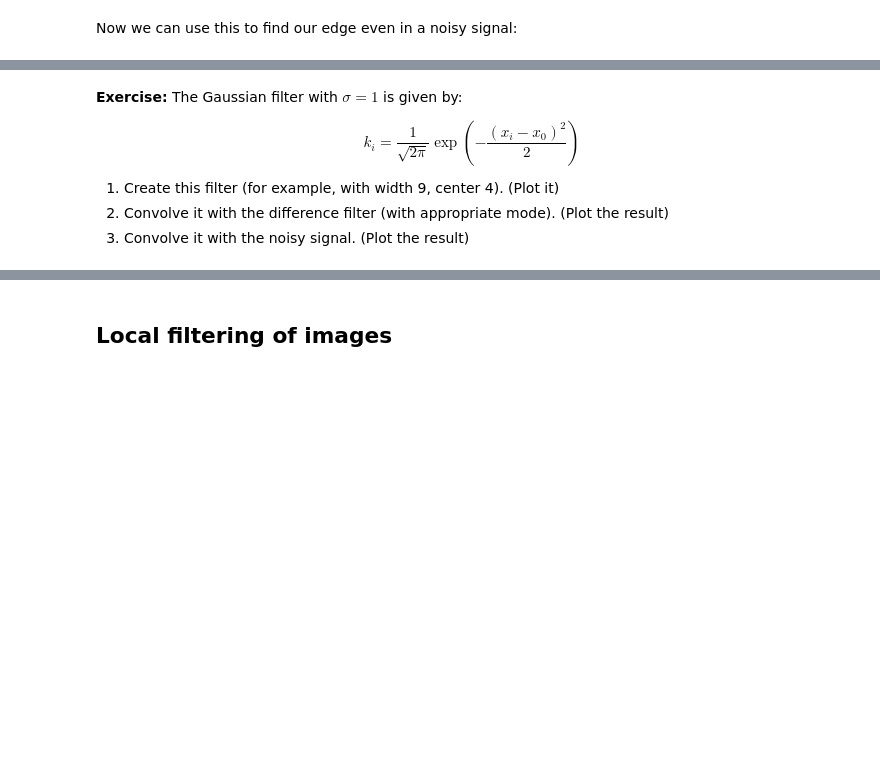
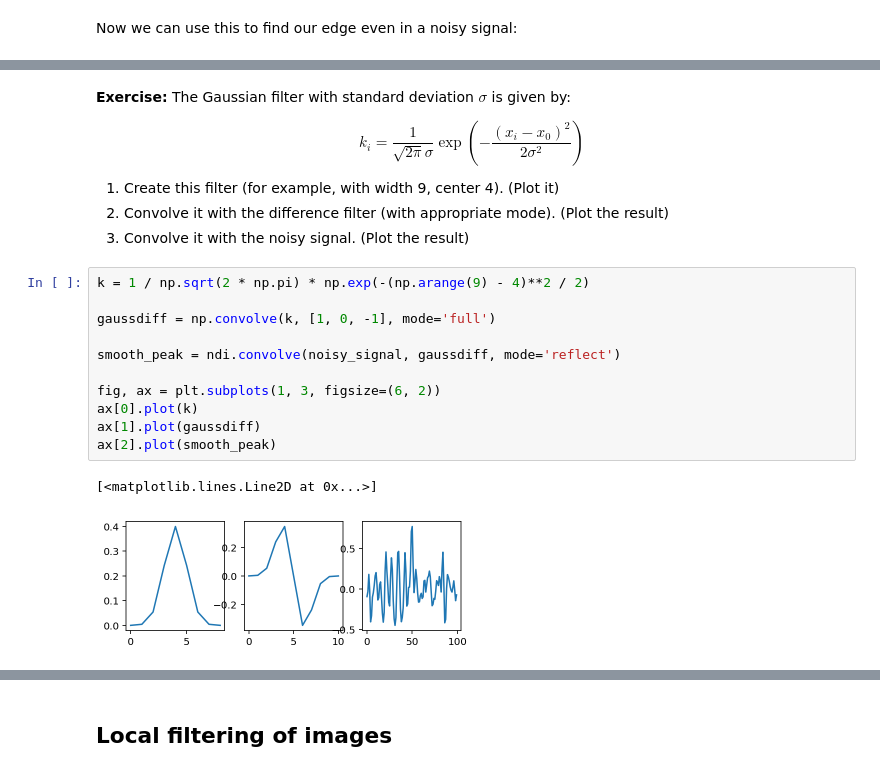
Before and after one commit to scikit-image/skimage-tutorials, a Jupyter notebook: lectures/1_image_filters.ipynb, the cells around one changed output, grey strips where cells are left out. Saved outputs shown, nothing was run; the diff lists cells and outputs as text; blank space fills up the shorter version.

```diff
--- a/lectures/1_image_filters.ipynb
+++ b/lectures/1_image_filters.ipynb
@@ -161,10 +202,24 @@ ax.hlines([-0.5, 0.5], 0, 100, linewidth=0.5, color='gray');
 # %% [markdown]
-**Exercise:** The Gaussian filter with $\sigma=1$ is given by:
+**Exercise:** The Gaussian filter with standard deviation $\sigma$ is given by:
 
 $$
-k_i = \frac{1}{\sqrt{2\pi}}\exp{\left(-\frac{(x_i - x_0)^2}{2}\right)}
+k_i = \frac{1}{\sqrt{2\pi}\sigma}\exp{\left(-\frac{(x_i - x_0)^2}{2 \sigma^2}\right)}
 $$
 
 1. Create this filter (for example, with width 9, center 4). (Plot it)
 2. Convolve it with the difference filter (with appropriate mode). (Plot the result)
 3. Convolve it with the noisy signal. (Plot the result)
+# %%
+k = 1 / np.sqrt(2 * np.pi) * np.exp(-(np.arange(9) - 4)**2 / 2)
+
+gaussdiff = np.convolve(k, [1, 0, -1], mode='full')
+
+smooth_peak = ndi.convolve(noisy_signal, gaussdiff, mode='reflect')
+
+fig, ax = plt.subplots(1, 3, figsize=(6, 2))
+ax[0].plot(k)
+ax[1].plot(gaussdiff)
+ax[2].plot(smooth_peak)
+# %% [output]
+[<matplotlib.lines.Line2D at 0x...>]
+[figure, added]
```
Also changed, not shown: parts of 30 cells of this notebook, 2 other files.
